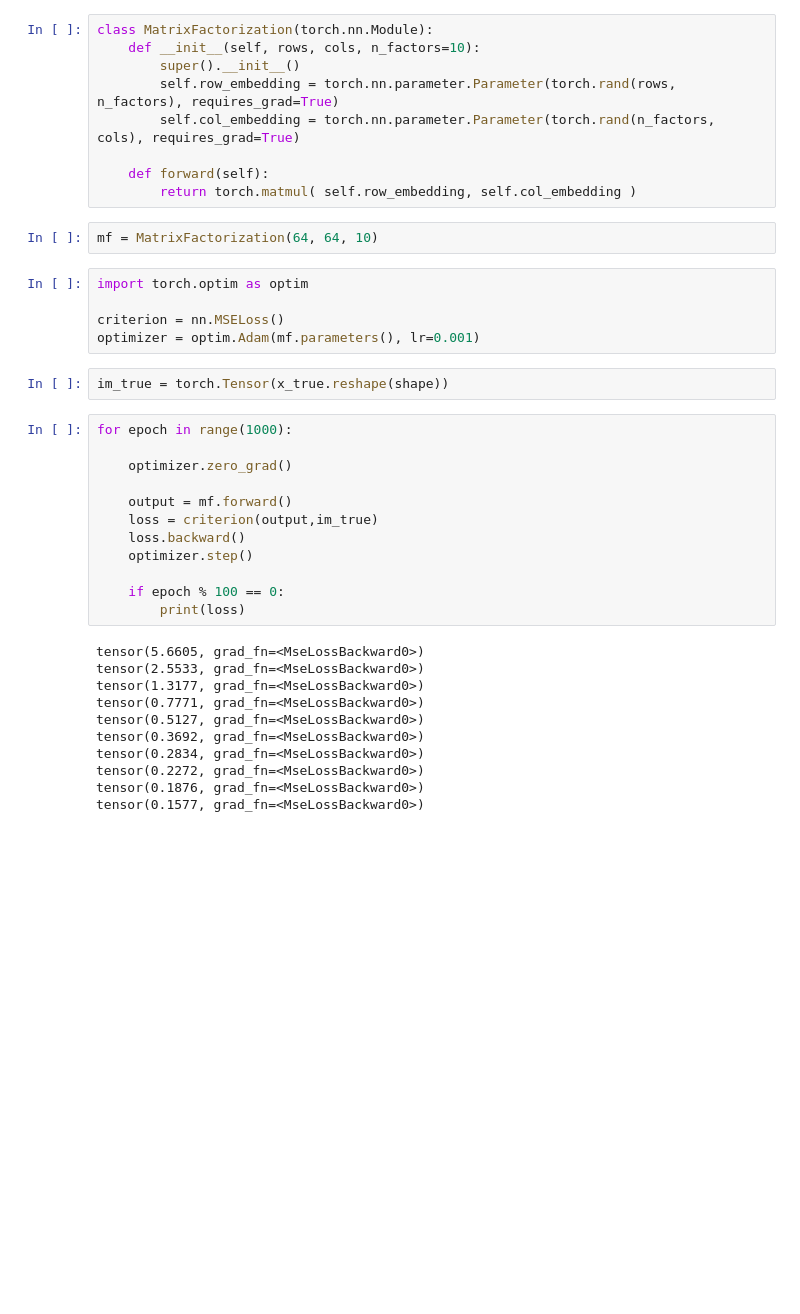
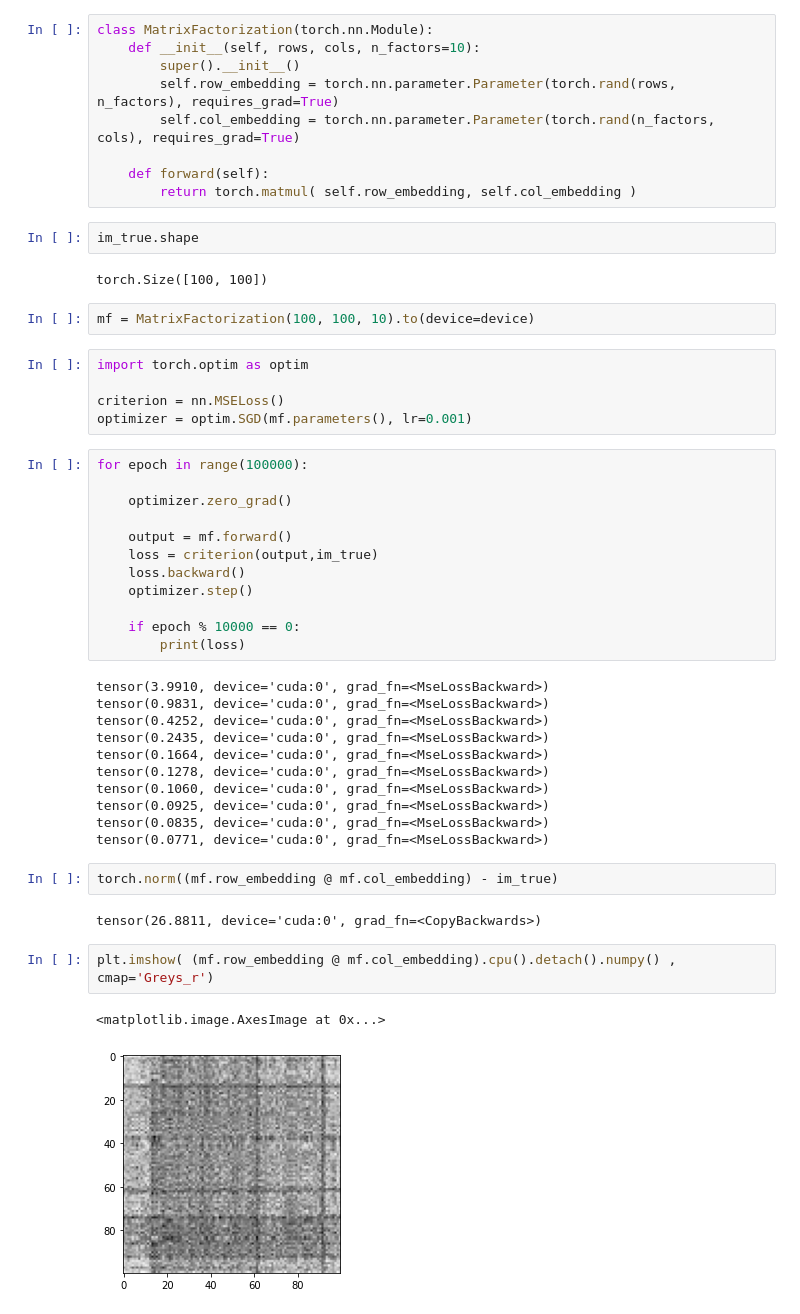
Before and after one commit to crsanderford/apm-598-inverse-problems, a Jupyter notebook: notebooks/project_demo.ipynb, the cells around one changed output. Cells and saved outputs as stored; diff of their text form; blank space fills up the shorter version.

```diff
--- a/notebooks/project_demo.ipynb
+++ b/notebooks/project_demo.ipynb
@@ -44,17 +44,19 @@ class MatrixFactorization(torch.nn.Module):
 
     def forward(self):
         return torch.matmul( self.row_embedding, self.col_embedding )
+# %%
+im_true.shape
+# %% [output]
+torch.Size([100, 100])
 # %%
-mf = MatrixFactorization(64, 64, 10)
+mf = MatrixFactorization(100, 100, 10).to(device=device)
 # %%
 import torch.optim as optim
 
 criterion = nn.MSELoss()
-optimizer = optim.Adam(mf.parameters(), lr=0.001)
+optimizer = optim.SGD(mf.parameters(), lr=0.001)
-# %%
-im_true = torch.Tensor(x_true.reshape(shape))
 # %%
-for epoch in range(1000):
+for epoch in range(100000):
 
     optimizer.zero_grad()
 
@@ -63,16 +65,25 @@ for epoch in range(1000):
     loss.backward()
     optimizer.step()
 
-    if epoch % 100 == 0:
+    if epoch % 10000 == 0:
         print(loss)
 # %% [output]
-tensor(5.6605, grad_fn=<MseLossBackward0>)
-tensor(2.5533, grad_fn=<MseLossBackward0>)
-tensor(1.3177, grad_fn=<MseLossBackward0>)
-tensor(0.7771, grad_fn=<MseLossBackward0>)
-tensor(0.5127, grad_fn=<MseLossBackward0>)
-tensor(0.3692, grad_fn=<MseLossBackward0>)
-tensor(0.2834, grad_fn=<MseLossBackward0>)
-tensor(0.2272, grad_fn=<MseLossBackward0>)
-tensor(0.1876, grad_fn=<MseLossBackward0>)
-tensor(0.1577, grad_fn=<MseLossBackward0>)
+tensor(3.9910, device='cuda:0', grad_fn=<MseLossBackward>)
+tensor(0.9831, device='cuda:0', grad_fn=<MseLossBackward>)
+tensor(0.4252, device='cuda:0', grad_fn=<MseLossBackward>)
+tensor(0.2435, device='cuda:0', grad_fn=<MseLossBackward>)
+tensor(0.1664, device='cuda:0', grad_fn=<MseLossBackward>)
+tensor(0.1278, device='cuda:0', grad_fn=<MseLossBackward>)
+tensor(0.1060, device='cuda:0', grad_fn=<MseLossBackward>)
+tensor(0.0925, device='cuda:0', grad_fn=<MseLossBackward>)
+tensor(0.0835, device='cuda:0', grad_fn=<MseLossBackward>)
+tensor(0.0771, device='cuda:0', grad_fn=<MseLossBackward>)
+# %%
+torch.norm((mf.row_embedding @ mf.col_embedding) - im_true)
+# %% [output]
+tensor(26.8811, device='cuda:0', grad_fn=<CopyBackwards>)
+# %%
+plt.imshow( (mf.row_embedding @ mf.col_embedding).cpu().detach().numpy() , cmap='Greys_r')
+# %% [output]
+<matplotlib.image.AxesImage at 0x...>
+[figure, added]
```
Also changed, not shown: parts of 21 cells of this notebook, 2 other files.
